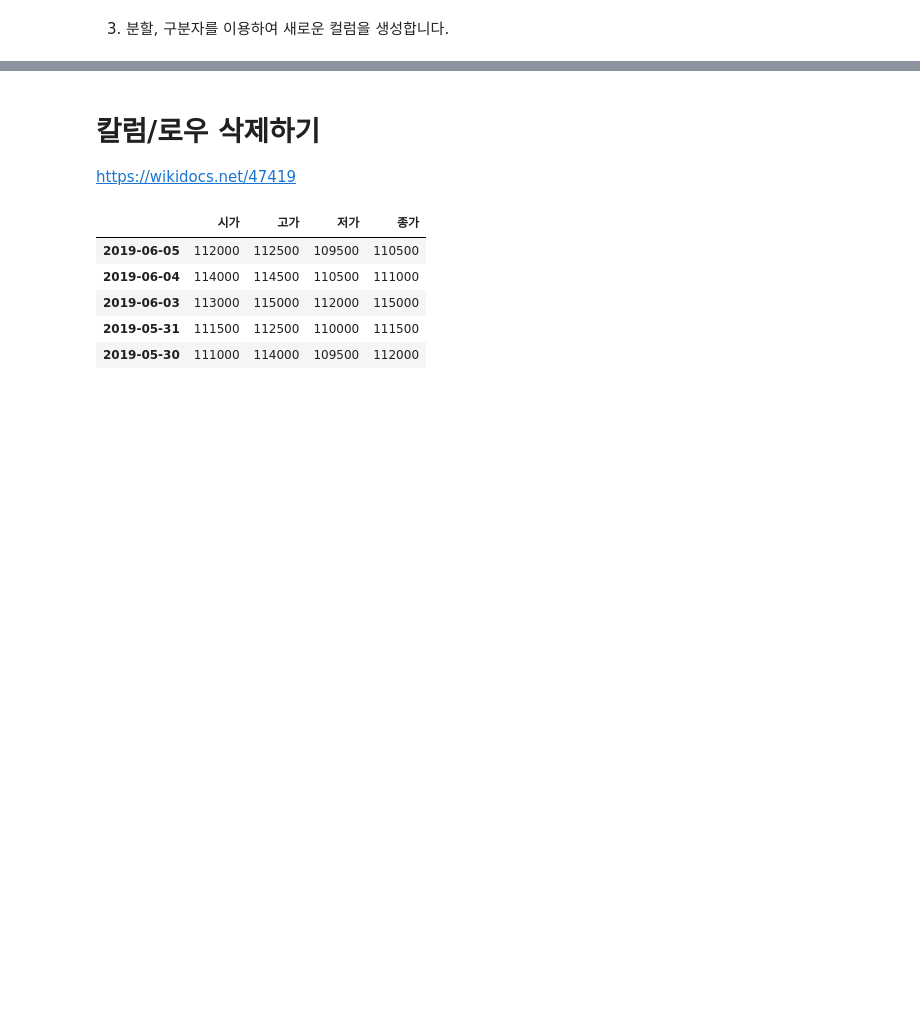
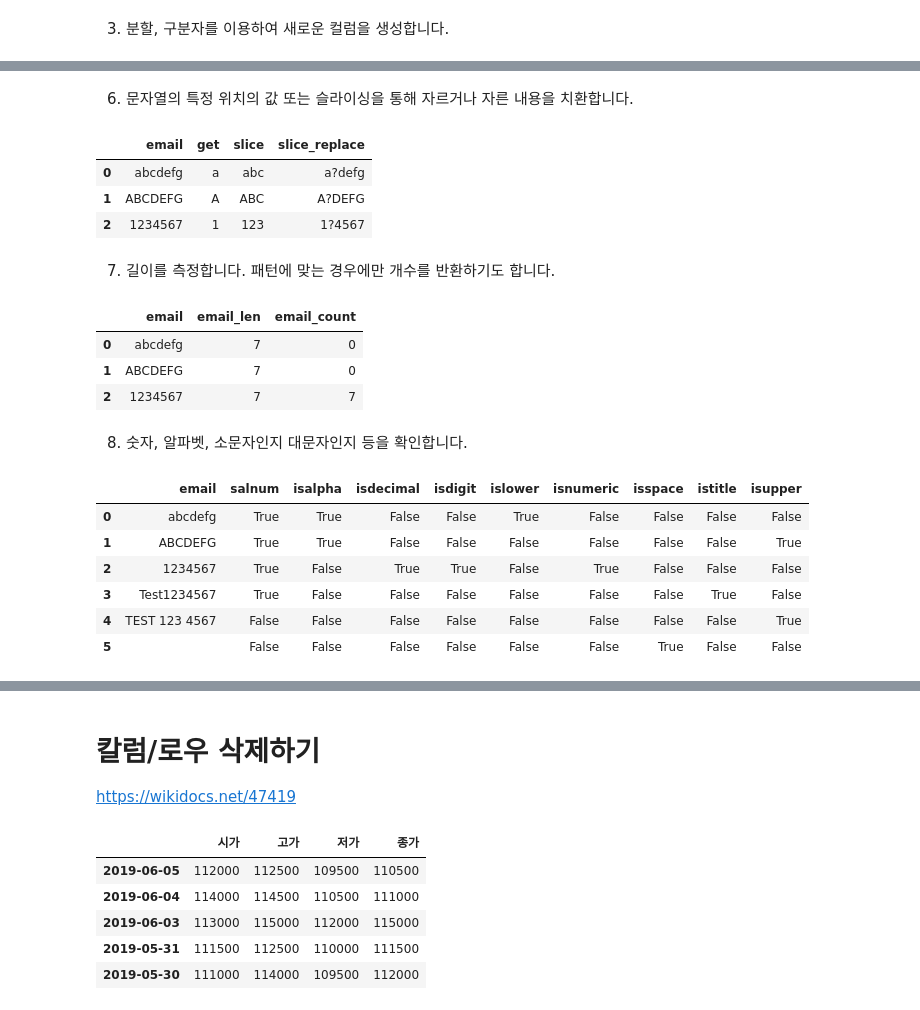
Before and after one commit to Jake0925/Pandas, a Jupyter notebook: Pandas.ipynb, the cells around one changed output, grey strips where cells are left out. Saved outputs shown, nothing was run; the diff lists cells and outputs as text; code cells hidden in the pictures; blank space fills up the shorter version.

```diff
--- a/Pandas.ipynb
+++ b/Pandas.ipynb
@@ -222,25 +245,62 @@ df['email_rindex']  = df['email'].str.rindex(sub='.')         # 오른쪽부터
+# %% [markdown]
+6) 문자열의 특정 위치의 값 또는 슬라이싱을 통해 자르거나 자른 내용을 치환합니다.
 # %%
-# 6) 문자열의 특정 위치의 값 또는 슬라이싱을 통해 자르거나 자른 내용을 치환합니다.
+df = pd.DataFrame({'email':['abcdefg',
+                            'ABCDEFG',
+                            '1234567']})
 
-df['email_get']           = df['email'].str.get(i=0)    # 지정 위치값 반환
-df['email_slice']         = df['email'].str.slice(start=0, stop=5) # 인덱스 사이 값 반환
+df['get']           = df['email'].str.get(i=0)    # 지정 위치의 문자 반환
+df['slice']         = df['email'].str.slice(start=0, stop=3) # start 인덱스부터 stop전 인덱스까지 값 반환
+df['slice_replace'] = df['email'].str.slice_replace(start=1, stop=3, repl='?') # 인덱스 사이 값을 다른 값으로 바꾼 후 값 반환
 
-# 인덱스 사이 값을 다른 값으로 바꾼 후 값 반환
-df['email_slice_replace'] = df['email'].str.slice_replace(start=0, stop=5, repl='?')
+df
+# %% [output]
+|  | email | get | slice | slice_replace |
+| 0 | abcdefg | a | abc | a?defg |
+| 1 | ABCDEFG | A | ABC | A?DEFG |
+| 2 | 1234567 | 1 | 123 | 1?4567 |
+# %% [markdown]
+7) 길이를 측정합니다. 패턴에 맞는 경우에만 개수를 반환하기도 합니다.
 # %%
-# 7) 길이를 측정합니다. 패턴에 맞는 경우에만 개수를 반환하기도 합니다.
+df = pd.DataFrame({'email':['abcdefg',
+                            'ABCDEFG',
+                            '1234567']})
 
 df['email_len']   = df['email'].str.len()              # 길이 반환
 df['email_count'] = df['email'].str.count(pat='[0-9]') # 문자열 중 패턴에 일치한 수 반환
+
+df
+# %% [output]
+|  | email | email_len | email_count |
+| 0 | abcdefg | 7 | 0 |
+| 1 | ABCDEFG | 7 | 0 |
+| 2 | 1234567 | 7 | 7 |
+# %% [markdown]
+8) 숫자, 알파벳, 소문자인지 대문자인지 등을 확인합니다.
 # %%
-# 8) 숫자, 알파벳, 소문자인지 대문자인지 등을 확인합니다.
+df = pd.DataFrame({'email':['abcdefg',
+                            'ABCDEFG',
+                            '1234567',
+                            'Test1234567',
+                            ' TEST 123 4567',
+                            '  ']})
 
-df['email_isalnum']   = df['email'].str.isalnum()   # 알파벳 또는 숫자로만 구성 여부
-df['email_isalpha']   = df['email'].str.isalpha()   # 알파벳으로만 구성 여부
-df['email_isdecimal'] = df['email'].str.isdecimal() # 숫자문자로만 구성 여부
-df['email_isdigit']   = df['email'].str.isdigit()   # 숫자문자로만 구성 여부
-df['email_islower']   = df['email'].str.islower()   # 소문자로만 구성 여부
-df['email_isnumeric'] = df['email'].str.isnumeric() # 숫자문자로만 구성 여부
-df['email_isspace']   = df['email'].str.isspace()   # 공백(Whitespace)으로만 구성 여부
-df['email_istitle']   = df['email'].str.istitle()   # TitleCase형태로 구성 여부
-df['email_isupper']   = df['email'].str.isupper()   # 대문자로만 구성 여부
+df['salnum']   = df['email'].str.isalnum()   # 알파벳 또는 숫자로만 구성 여부
+df['isalpha']   = df['email'].str.isalpha()   # 알파벳으로만 구성 여부
+df['isdecimal'] = df['email'].str.isdecimal() # 숫자문자로만 구성 여부
+df['isdigit']   = df['email'].str.isdigit()   # 숫자문자로만 구성 여부
+df['islower']   = df['email'].str.islower()   # 소문자로만 구성 여부
+df['isnumeric'] = df['email'].str.isnumeric() # 숫자문자로만 구성 여부
+df['isspace']   = df['email'].str.isspace()   # 빈칸상태 여부
+df['istitle']   = df['email'].str.istitle()   # TitleCase형태로 구성 여부
+df['isupper']   = df['email'].str.isupper()   # 대문자로만 구성 여부
+
+df
+# %% [output]
+|  | email | salnum | isalpha | isdecimal | isdigit | islower | isnumeric | isspace | istitle | isupper |
+| 0 | abcdefg | True | True | False | False | True | False | False | False | False |
+| 1 | ABCDEFG | True | True | False | False | False | False | False | False | True |
+| 2 | 1234567 | True | False | True | True | False | True | False | False | False |
+| 3 | Test1234567 | True | False | False | False | False | False | False | True | False |
+| 4 | TEST 123 4567 | False | False | False | False | False | False | False | False | True |
+| 5 |  | False | False | False | False | False | False | True | False | False |
```
Also changed, not shown: parts of 7 cells of this notebook.
